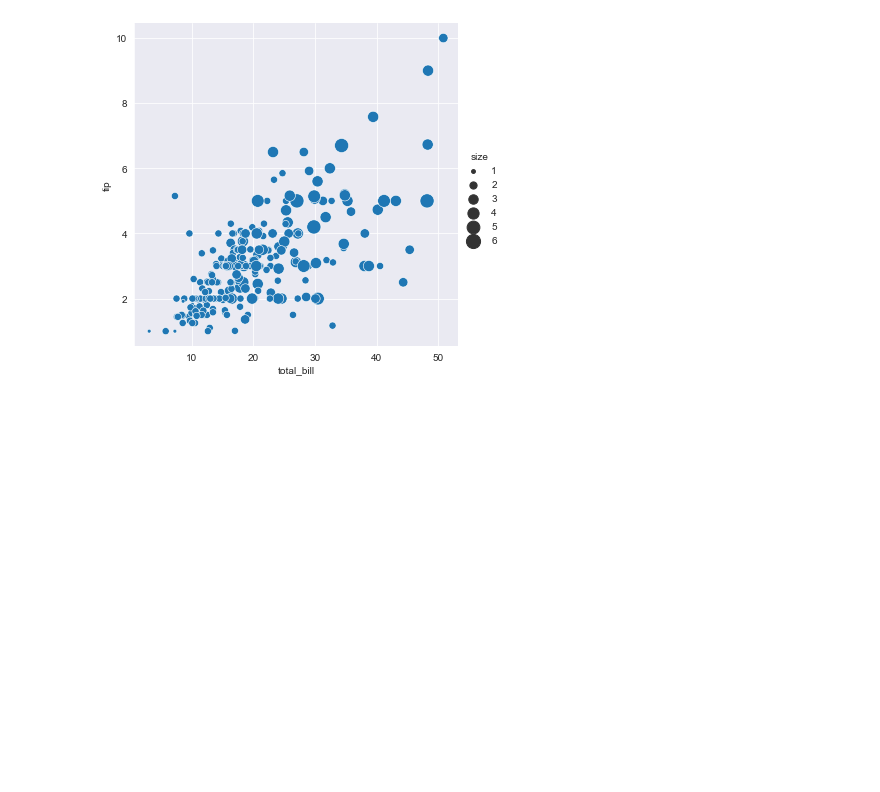
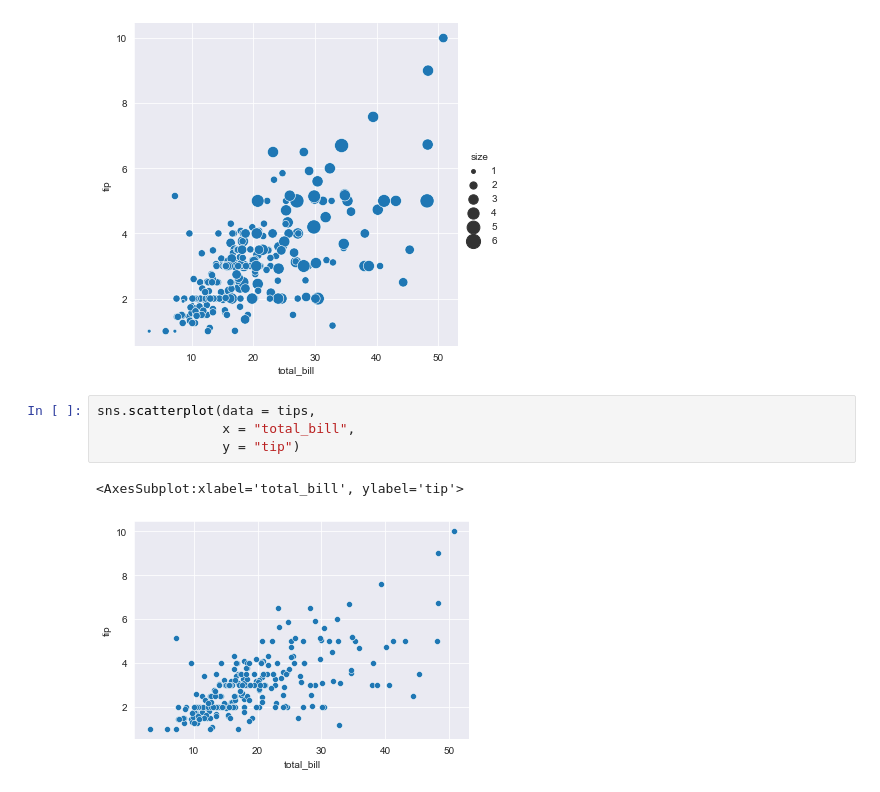
Before and after one commit to dehsheikh/Data_Science, a Jupyter notebook: Data_Visualization/Seaborn.ipynb, the cells around one changed output. Cells and saved outputs as stored; diff of their text form; blank space fills up the shorter version.

```diff
--- a/Data_Visualization/Seaborn.ipynb
+++ b/Data_Visualization/Seaborn.ipynb
@@ -77,3 +77,10 @@ sns.relplot(data = tips,
 # %% [output]
 <seaborn.axisgrid.FacetGrid at 0x...>
 [figure]
+# %%
+sns.scatterplot(data = tips,
+                x = "total_bill",
+                y = "tip")
+# %% [output]
+<AxesSubplot:xlabel='total_bill', ylabel='tip'>
+[figure, added]
```
